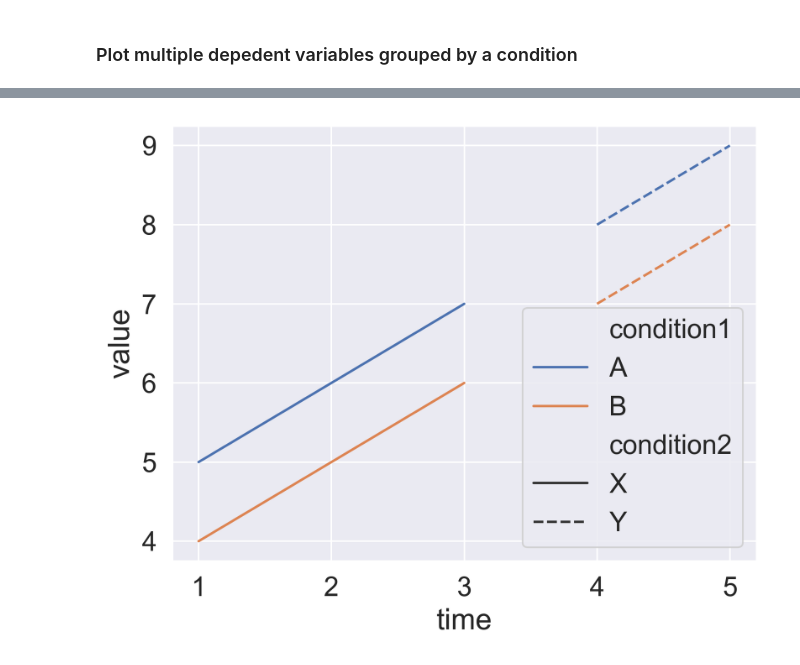
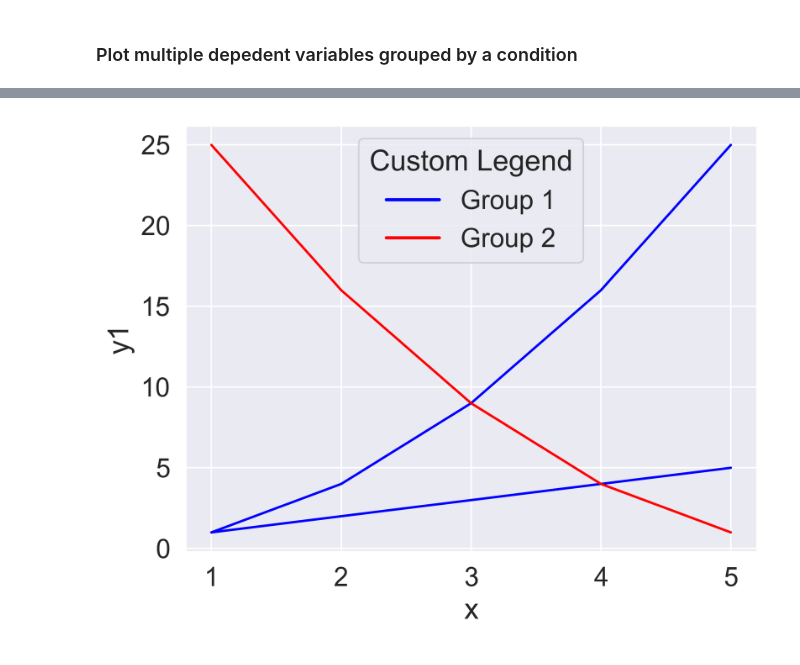
Before and after one commit to oliverdiamond/aux-task-discovery, a Jupyter notebook: results/notebooks/swepp_line_plot_multiple_ys.ipynb, the cells around one changed output, grey strips where cells are left out. Drawn from its saved outputs; the diff is of its cells as text; code cells hidden in the pictures.

```diff
--- a/results/notebooks/swepp_line_plot_multiple_ys.ipynb
+++ b/results/notebooks/swepp_line_plot_multiple_ys.ipynb
@@ -96,21 +96,30 @@ make_plot(SWEEP_IDS, CONDITION, X, YS, X_LIM, Y_LIM, SMOOTH, ERROR_BAR)
-# %%
-import seaborn as sns
-import pandas as pd
-import matplotlib.pyplot as plt
-
-# Sample data
-data = {
-    'time': [1, 2, 3, 4, 5, 1, 2, 3, 4, 5],
-    'condition1': ['A', 'A', 'A', 'A', 'A', 'B', 'B', 'B', 'B', 'B'],
-    'condition2': ['X', 'X', 'X', 'Y', 'Y', 'X', 'X', 'X', 'Y', 'Y'],
-    'value': [5, 6, 7, 8, 9, 4, 5, 6, 7, 8],
-}
-df = pd.DataFrame(data)
-
-# Plot using seaborn
-sns.lineplot(data=df, x='time', y='value', hue='condition1', style='condition2')
-
-# Display the plot
-plt.show()
-# %% [output]
-[figure, removed]
+# %%
+import pandas as pd
+import seaborn as sns
+import matplotlib.pyplot as plt
+
+# Example data
+data = {
+    'x': [1, 2, 3, 4, 5],
+    'y1': [1, 4, 9, 16, 25],
+    'y2': [1, 2, 3, 4, 5],
+    'y3': [25, 16, 9, 4, 1]
+}
+
+df = pd.DataFrame(data)
+
+# Plot each line separately with the same style but different colors
+sns.lineplot(data=df, x='x', y='y1', color='blue')
+sns.lineplot(data=df, x='x', y='y2', color='blue')
+sns.lineplot(data=df, x='x', y='y3', color='red')
+
+# Custom legend
+custom_lines = [
+    plt.Line2D([0], [0], color='blue', lw=2, label='Group 1'),
+    plt.Line2D([0], [0], color='red', lw=2, label='Group 2')
+]
+
+plt.legend(handles=custom_lines, title="Custom Legend")
+plt.show()
+# %% [output]
+[figure, added]
```
Also changed, not shown: parts of 3 cells of this notebook, 21 other files.
